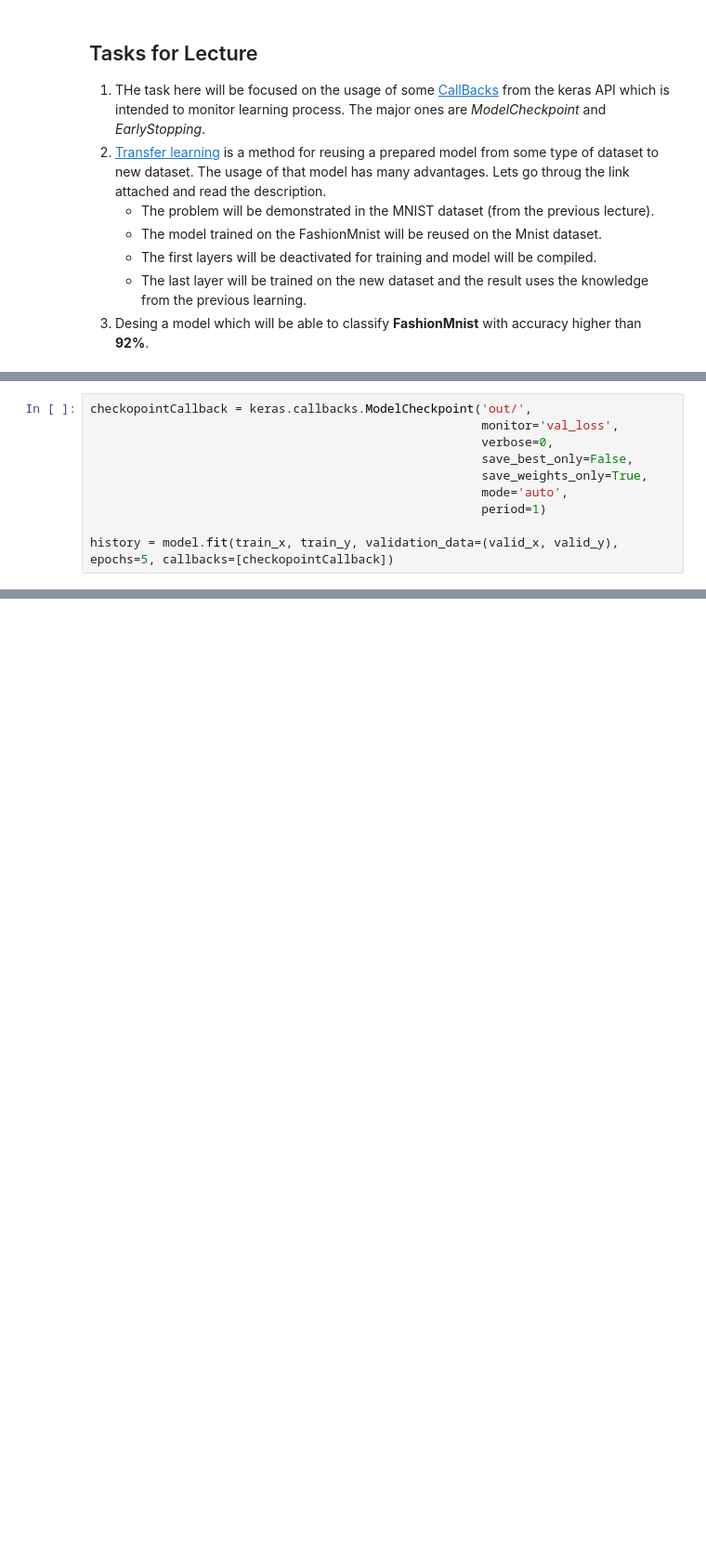
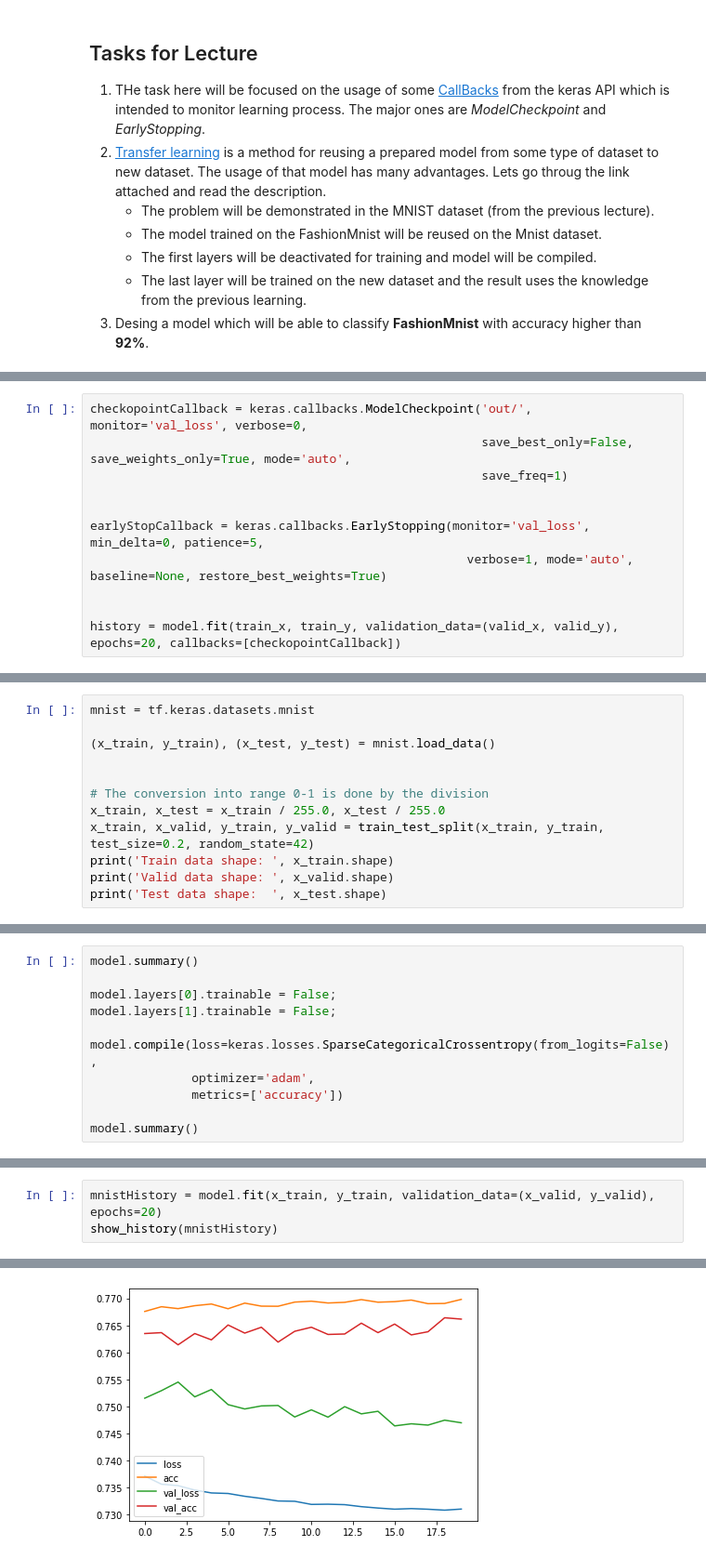
Before and after one commit to theazgra/2019-2020-DA4, a Jupyter notebook: ds4_02.ipynb, the cells around one changed output, grey strips where cells are left out. Shown: that part at 93% size. Drawn from its saved outputs; the diff is of its cells as text; blank space fills up the shorter version.

```diff
--- a/ds4_02.ipynb
+++ b/ds4_02.ipynb
@@ -359,11 +367,12 @@ _________________________________________________________________
 # %%
-checkopointCallback = keras.callbacks.ModelCheckpoint('out/',
-                                                      monitor='val_loss',
-                                                      verbose=0,
-                                                      save_best_only=False,
-                                                      save_weights_only=True,
-                                                      mode='auto',
-                                                      period=1)
+checkopointCallback = keras.callbacks.ModelCheckpoint('out/', monitor='val_loss', verbose=0,
+                                                      save_best_only=False, save_weights_only=True, mode='auto',
+                                                      save_freq=1)
 
-history = model.fit(train_x, train_y, validation_data=(valid_x, valid_y), epochs=5, callbacks=[checkopointCallback])
+
+earlyStopCallback = keras.callbacks.EarlyStopping(monitor='val_loss', min_delta=0, patience=5,
+                                                    verbose=1, mode='auto', baseline=None, restore_best_weights=True)
+
+
+history = model.fit(train_x, train_y, validation_data=(valid_x, valid_y), epochs=20, callbacks=[checkopointCallback])
 # %% [output]
@@ -381,0 +402,12 @@ Epoch 5/5
+# %%
+mnist = tf.keras.datasets.mnist
+
+(x_train, y_train), (x_test, y_test) = mnist.load_data()
+
+
+# The conversion into range 0-1 is done by the division
+x_train, x_test = x_train / 255.0, x_test / 255.0
+x_train, x_valid, y_train, y_valid = train_test_split(x_train, y_train, test_size=0.2, random_state=42)
+print('Train data shape: ', x_train.shape)
+print('Valid data shape: ', x_valid.shape)
+print('Test data shape:  ', x_test.shape)
@@ -381,0 +420,11 @@ Epoch 5/5
+# %%
+model.summary()
+
+model.layers[0].trainable = False;
+model.layers[1].trainable = False;
+
+model.compile(loss=keras.losses.SparseCategoricalCrossentropy(from_logits=False),
+              optimizer='adam',
+              metrics=['accuracy'])
+
+model.summary()
@@ -381,0 +449,4 @@ Epoch 5/5
+# %%
+mnistHistory = model.fit(x_train, y_train, validation_data=(x_valid, y_valid), epochs=20)
+show_history(mnistHistory)
+# %% [output]
@@ -381,0 +470 @@ Epoch 5/5
+[figure, added]
```
Also changed, not shown: parts of 14 cells of this notebook.
